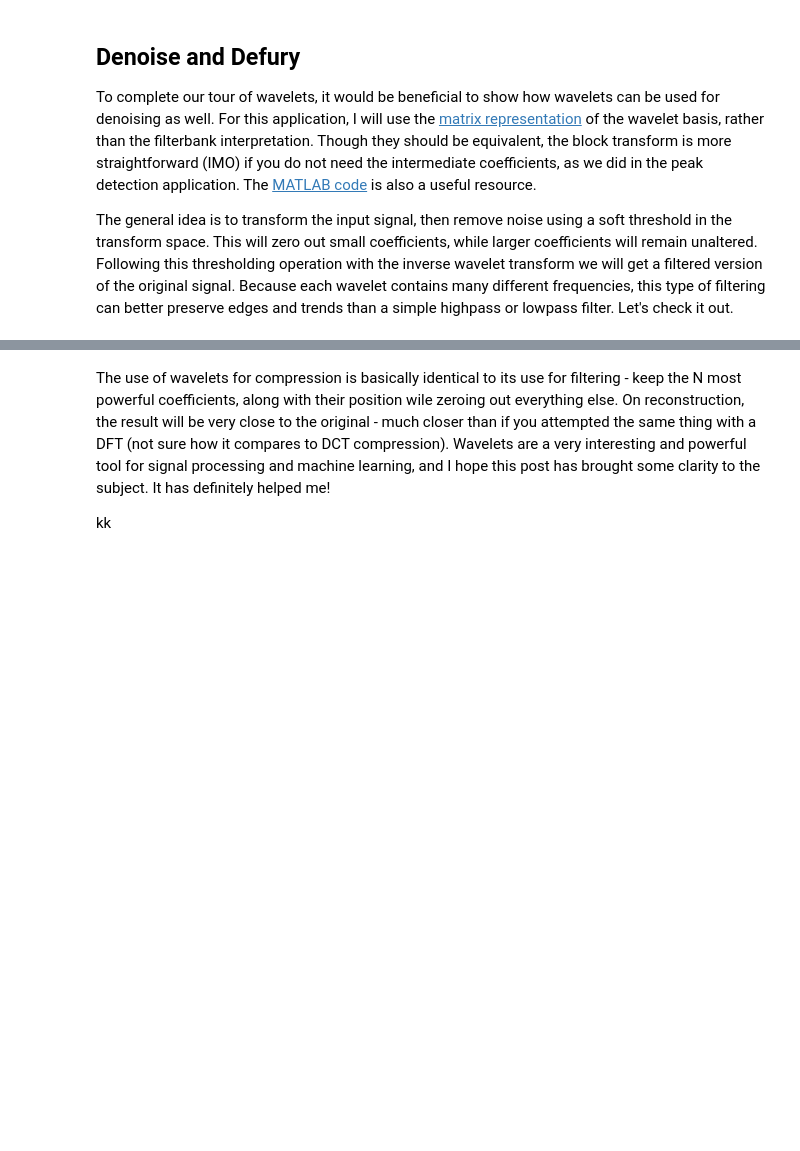
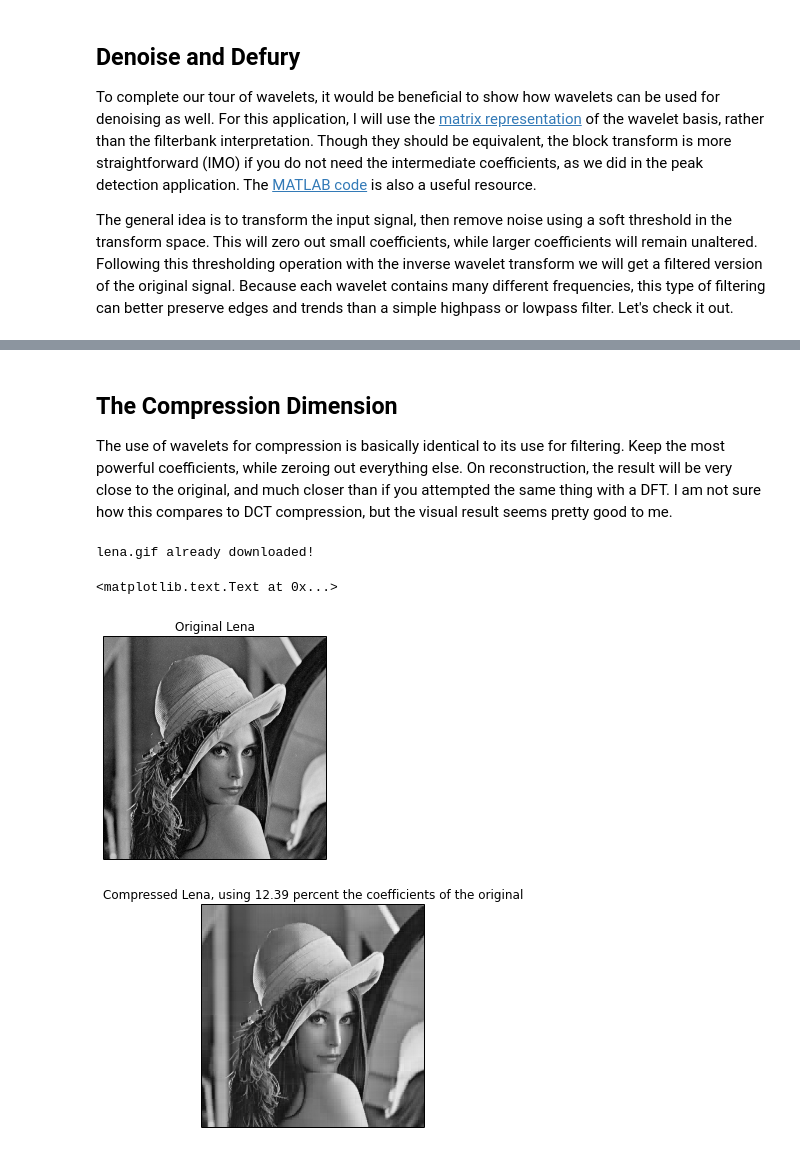
Before and after one commit to kastnerkyle/kastnerkyle.github.io-pelican, a Jupyter notebook: content/downloads/notebooks/dsp_wavelet_applications.ipynb, the cells around one changed output, grey strips where cells are left out. Drawn from its saved outputs; the diff is of its cells as text; code cells hidden in the pictures; blank space fills up the shorter version.

```diff
--- a/content/downloads/notebooks/dsp_wavelet_applications.ipynb
+++ b/content/downloads/notebooks/dsp_wavelet_applications.ipynb
@@ -258,4 +251,48 @@ plt.plot(rs, color='steelblue')
 # %% [markdown]
-The use of wavelets for compression is basically identical to its use for filtering - keep the N most powerful coefficients, along with their position wile zeroing out everything else. On reconstruction, the result will be very close to the original - much closer than if you attempted the same thing with a DFT (not sure how it compares to DCT compression). Wavelets are a very interesting and powerful tool for signal processing and machine learning, and I hope this post has brought some clarity to the subject. It has definitely helped me!
+The Compression Dimension
+-------------------------
 
-kk
+The use of wavelets for compression is basically identical to its use for filtering. Keep the most powerful coefficients, while zeroing out everything else. On reconstruction, the result will be very close to the original, and much closer than if you attempted the same thing with a DFT. I am not sure how this compares to DCT compression, but the visual result seems pretty good to me.
+# %%
+from scipy import misc
+link = 'http://sipi.usc.edu/~ortega/icip2001/original/lena_512.gif'
+dlname = 'lena.gif'
+if not os.path.exists('./%s'%dlname):
+    progress_bar_downloader(link, dlname)
+else:
+    print '%s already downloaded!'%dlname
+
+def dwt2d(x):
+    H = haar_matrix(x.shape[0])
+    return np.dot(np.dot(H, x), H.T)
+
+def idwt2d(x):
+    H = haar_matrix(x.shape[0])
+    return np.dot(np.dot(H.T, x), H)
+
+lena = misc.imread(dlname)
+wt = dwt2d(lena)
+thresh = wthresh(wt, 15)
+rs = idwt2d(thresh)
+
+wtnz = len(wt.nonzero()[0]) + len(wt.nonzero()[1])
+rsnz = len(thresh.nonzero()[0]) + len(thresh.nonzero()[1])
+
+reduction = 'using %.2f percent the coefficients of the original'%(100 * float(rsnz) / wtnz)
+
+plt.imshow(lena, cmap='gray')
+f = plt.gca()
+f.axes.get_xaxis().set_visible(False)
+f.axes.get_yaxis().set_visible(False)
+plt.title('Original Lena')
+plt.figure()
+plt.imshow(rs, cmap='gray')
+f = plt.gca()
+f.axes.get_xaxis().set_visible(False)
+f.axes.get_yaxis().set_visible(False)
+plt.title('Compressed Lena, %s'%reduction)
+# %% [output]
+lena.gif already downloaded!
+<matplotlib.text.Text at 0x...>
+[figure, added]
+[figure, added]
```
Also changed, not shown: parts of 5 cells of this notebook, 4 other files.
